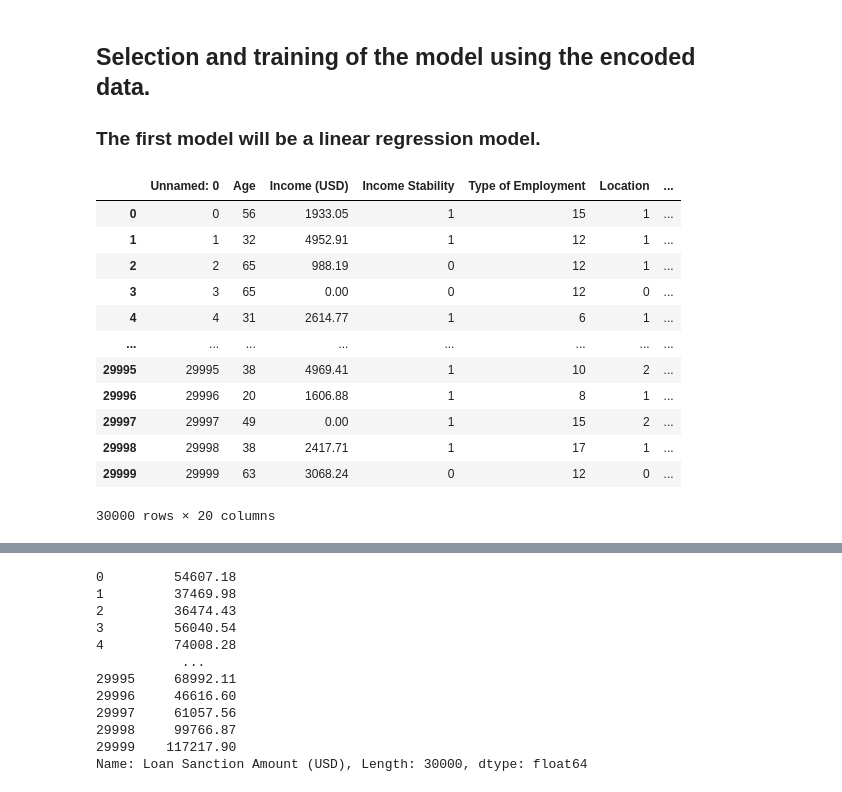
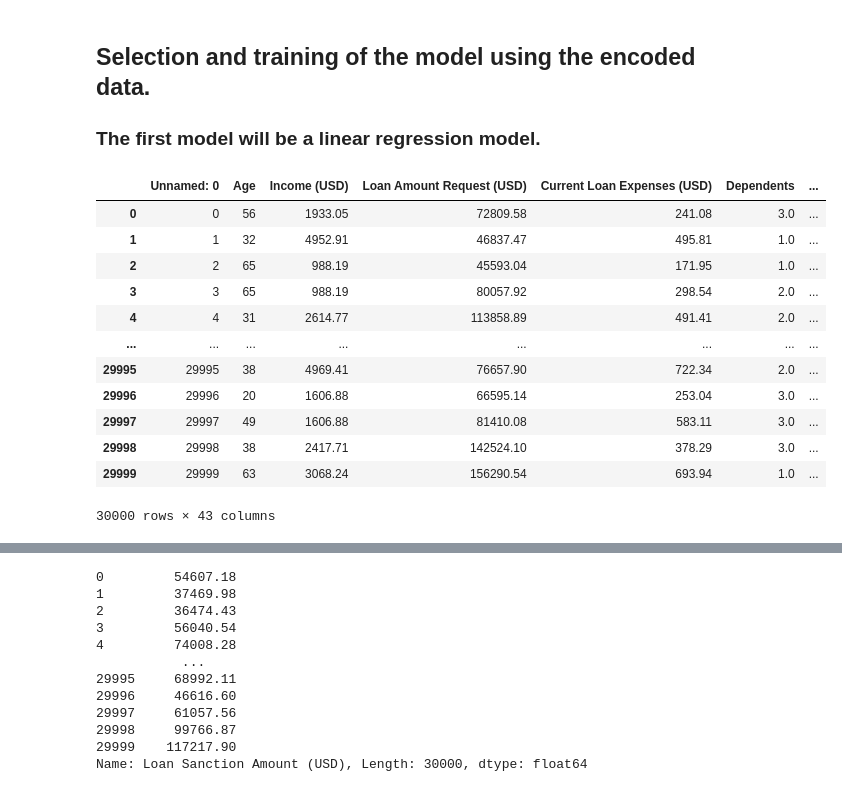
Before and after one commit to Karthikb777/ML-internship, a Jupyter notebook: models/LinearRegression.ipynb, the cells around one changed output, grey strips where cells are left out. Saved outputs shown, nothing was run; the diff lists cells and outputs as text; code cells hidden in the pictures.

```diff
--- a/models/LinearRegression.ipynb
+++ b/models/LinearRegression.ipynb
@@ -4,22 +4,22 @@
 # %%
 # importing the cleaned data
 import pandas as pd
 
-data = pd.read_csv('../encoded data/enc1.csv')
+data = pd.read_csv('../encoded data/enc2.csv')
 data
 # %% [output]
-|  | Unnamed: 0 | Age | Income (USD) | Income Stability | Type of Employment | Location | ... |
-| 0 | 0 | 56 | 1933.05 | 1 | 15 | 1 | ... |
-| 1 | 1 | 32 | 4952.91 | 1 | 12 | 1 | ... |
-| 2 | 2 | 65 | 988.19 | 0 | 12 | 1 | ... |
-| 3 | 3 | 65 | 0.00 | 0 | 12 | 0 | ... |
-| 4 | 4 | 31 | 2614.77 | 1 | 6 | 1 | ... |
+|  | Unnamed: 0 | Age | Income (USD) | Loan Amount Request (USD) | Current Loan Expenses (USD) | Dependents | ... |
+| 0 | 0 | 56 | 1933.05 | 72809.58 | 241.08 | 3.0 | ... |
+| 1 | 1 | 32 | 4952.91 | 46837.47 | 495.81 | 1.0 | ... |
+| 2 | 2 | 65 | 988.19 | 45593.04 | 171.95 | 1.0 | ... |
+| 3 | 3 | 65 | 988.19 | 80057.92 | 298.54 | 2.0 | ... |
+| 4 | 4 | 31 | 2614.77 | 113858.89 | 491.41 | 2.0 | ... |
 | ... | ... | ... | ... | ... | ... | ... | ... |
-| 29995 | 29995 | 38 | 4969.41 | 1 | 10 | 2 | ... |
-| 29996 | 29996 | 20 | 1606.88 | 1 | 8 | 1 | ... |
-| 29997 | 29997 | 49 | 0.00 | 1 | 15 | 2 | ... |
-| 29998 | 29998 | 38 | 2417.71 | 1 | 17 | 1 | ... |
-| 29999 | 29999 | 63 | 3068.24 | 0 | 12 | 0 | ... |
+| 29995 | 29995 | 38 | 4969.41 | 76657.90 | 722.34 | 2.0 | ... |
+| 29996 | 29996 | 20 | 1606.88 | 66595.14 | 253.04 | 3.0 | ... |
+| 29997 | 29997 | 49 | 1606.88 | 81410.08 | 583.11 | 3.0 | ... |
+| 29998 | 29998 | 38 | 2417.71 | 142524.10 | 378.29 | 3.0 | ... |
+| 29999 | 29999 | 63 | 3068.24 | 156290.54 | 693.94 | 1.0 | ... |
-30000 rows × 20 columns
+30000 rows × 43 columns
 # %%
 # importing and creating the object of the regression model
```
Also changed, not shown: parts of 15 cells of this notebook, 6 other files.
